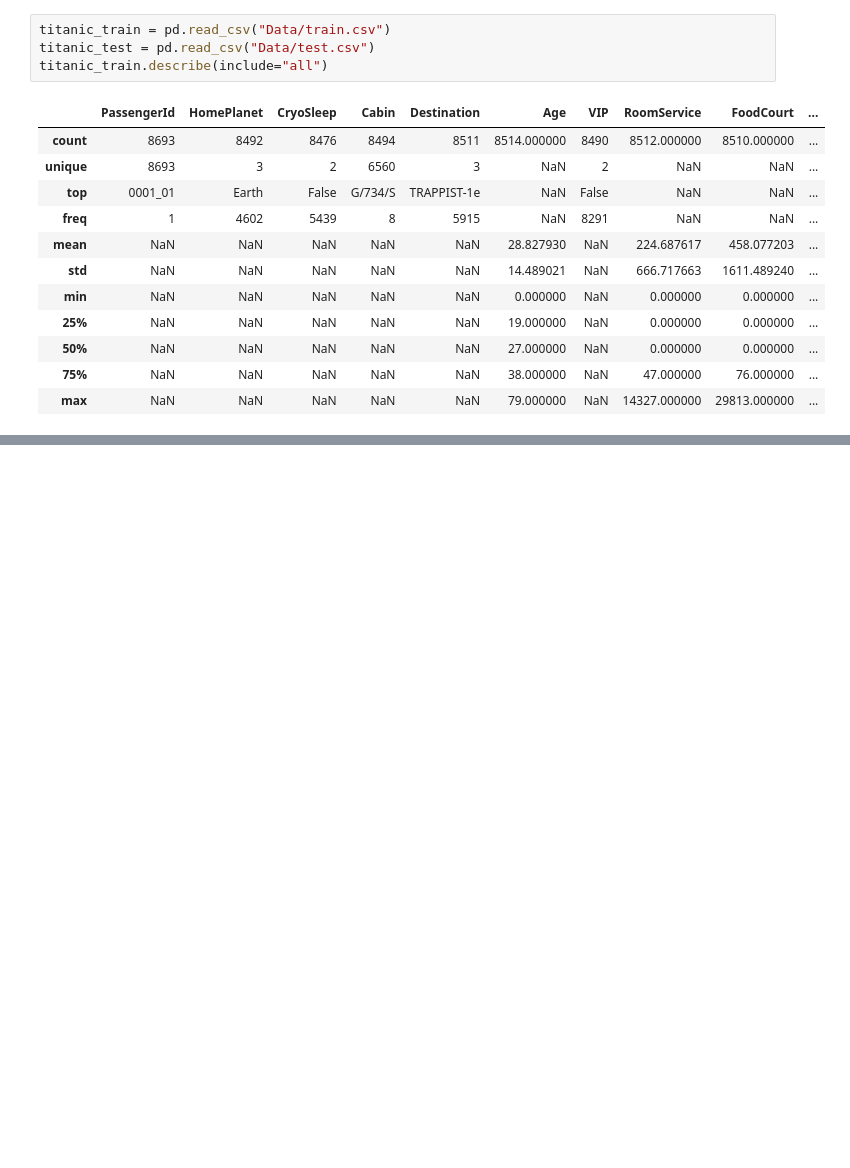
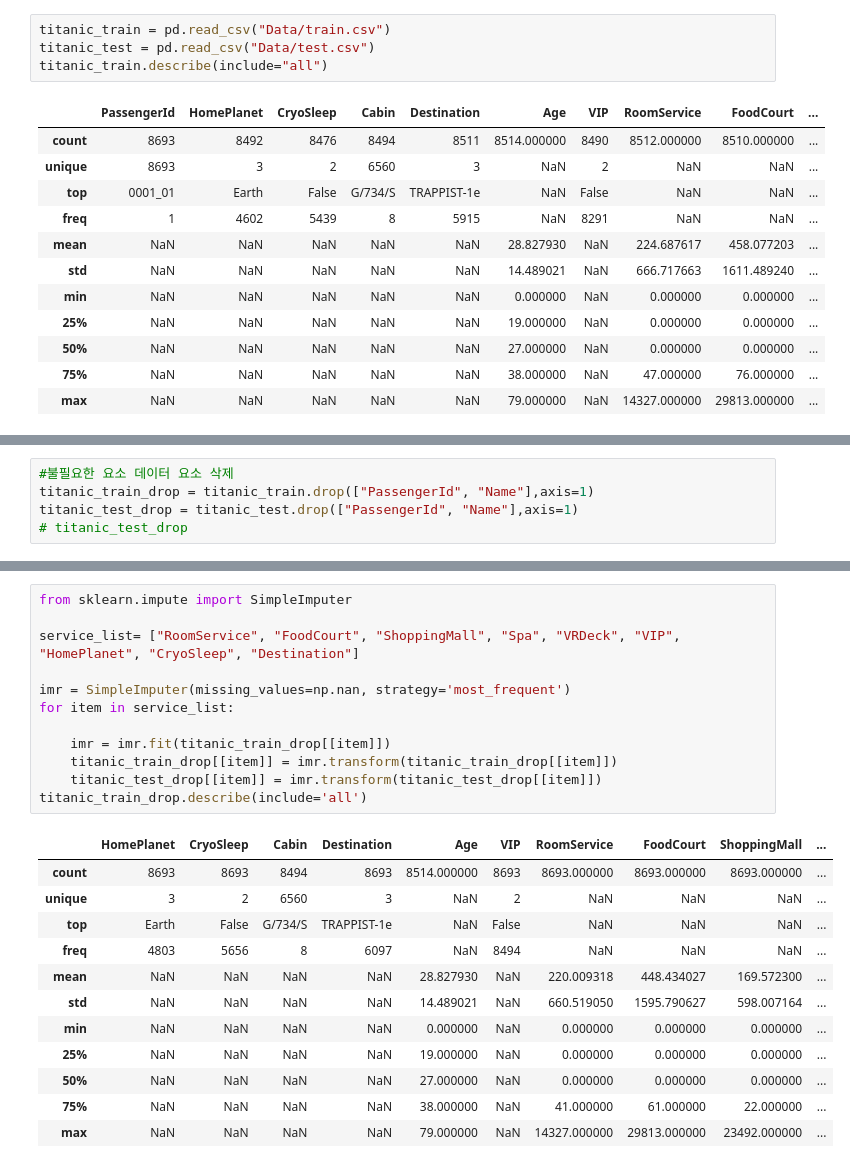
Before and after one commit to weadione/KaggleProject, a Jupyter notebook: Spaceship Titanic/preprocessing.ipynb, the cells around one changed output, grey strips where cells are left out. Cells and saved outputs as stored; diff of their text form; blank space fills up the shorter version.

```diff
--- a/Spaceship Titanic/preprocessing.ipynb
+++ b/Spaceship Titanic/preprocessing.ipynb
@@ -98,0 +26,5 @@ Name: HomePlanet, dtype: object
+# %%
+#불필요한 요소 데이터 요소 삭제
+titanic_train_drop = titanic_train.drop(["PassengerId", "Name"],axis=1)
+titanic_test_drop = titanic_test.drop(["PassengerId", "Name"],axis=1)
+# titanic_test_drop
@@ -98,0 +48,25 @@ Name: HomePlanet, dtype: object
+# %%
+from sklearn.impute import SimpleImputer
+
+service_list= ["RoomService", "FoodCourt", "ShoppingMall", "Spa", "VRDeck", "VIP", "HomePlanet", "CryoSleep", "Destination"]
+
+imr = SimpleImputer(missing_values=np.nan, strategy='most_frequent')
+for item in service_list:
+
+    imr = imr.fit(titanic_train_drop[[item]])
+    titanic_train_drop[[item]] = imr.transform(titanic_train_drop[[item]])
+    titanic_test_drop[[item]] = imr.transform(titanic_test_drop[[item]])
+titanic_train_drop.describe(include='all')
+# %% [output]
+|  | HomePlanet | CryoSleep | Cabin | Destination | Age | VIP | RoomService | FoodCourt | ShoppingMall | ... |
+| count | 8693 | 8693 | 8494 | 8693 | 8514.000000 | 8693 | 8693.000000 | 8693.000000 | 8693.000000 | ... |
+| unique | 3 | 2 | 6560 | 3 | NaN | 2 | NaN | NaN | NaN | ... |
+| top | Earth | False | G/734/S | TRAPPIST-1e | NaN | False | NaN | NaN | NaN | ... |
+| freq | 4803 | 5656 | 8 | 6097 | NaN | 8494 | NaN | NaN | NaN | ... |
+| mean | NaN | NaN | NaN | NaN | 28.827930 | NaN | 220.009318 | 448.434027 | 169.572300 | ... |
+| std | NaN | NaN | NaN | NaN | 14.489021 | NaN | 660.519050 | 1595.790627 | 598.007164 | ... |
+| min | NaN | NaN | NaN | NaN | 0.000000 | NaN | 0.000000 | 0.000000 | 0.000000 | ... |
+| 25% | NaN | NaN | NaN | NaN | 19.000000 | NaN | 0.000000 | 0.000000 | 0.000000 | ... |
+| 50% | NaN | NaN | NaN | NaN | 27.000000 | NaN | 0.000000 | 0.000000 | 0.000000 | ... |
+| 75% | NaN | NaN | NaN | NaN | 38.000000 | NaN | 41.000000 | 61.000000 | 22.000000 | ... |
+| max | NaN | NaN | NaN | NaN | 79.000000 | NaN | 14327.000000 | 29813.000000 | 23492.000000 | ... |
```
Also changed, not shown: parts of 24 cells of this notebook, 2 other files.
